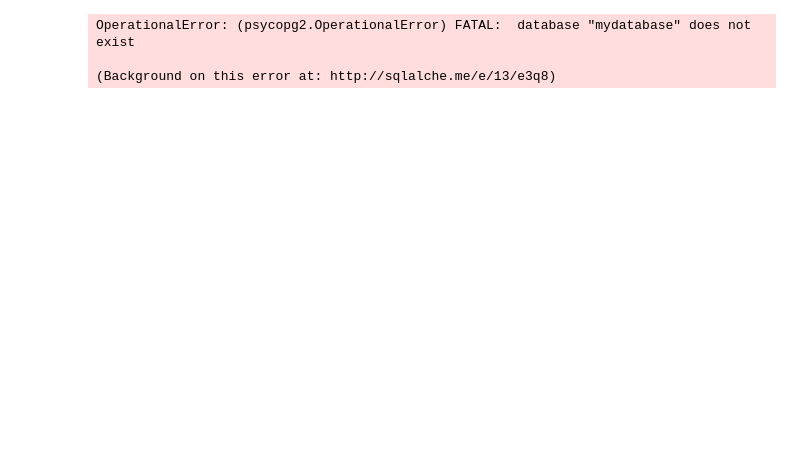
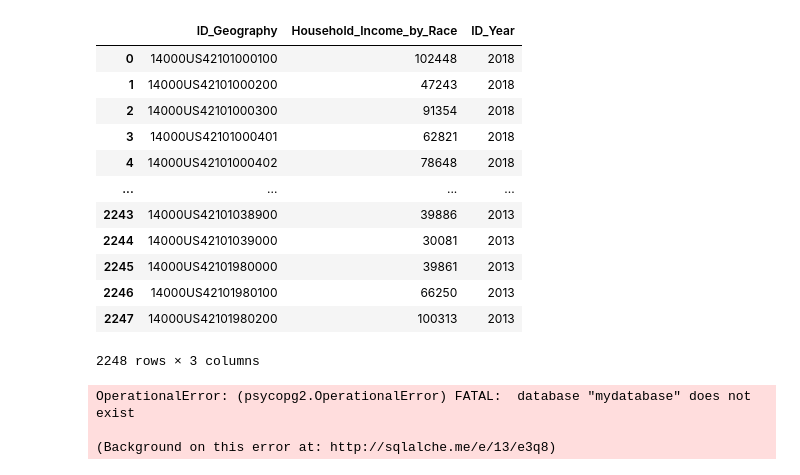
Before and after one commit to caitbeatty/project2, a Jupyter notebook: API datasources/Household_Income.ipynb, the cells around one changed output. Cells and saved outputs as stored; diff of their text form; code cells hidden in the pictures; blank space fills up the shorter version.

```diff
--- a/API datasources/Household_Income.ipynb
+++ b/API datasources/Household_Income.ipynb
@@ -32,0 +14,9 @@ df_list
+# %%
+# Save config information
+url = "https://datausa.io/api/data?Geography=16000US4260000:tracts&measure=Household%20Income%20by%20Race,Household%20Income%20by%20Race%20Moe&Race=0"
+# units = "imperial"
+
+
+# Build query URL
+household = f"{url}"
+household
@@ -32,0 +25,3 @@ df_list
+# %%
+response = requests.get(household).json()
+response
@@ -32,0 +46,3 @@ df_list
+# %%
+household_data = response['data']
+household_data
@@ -32,0 +67,32 @@ df_list
+# %%
+# Set empty lists to hold data needed
+
+ID_Geography = []
+Household_Income_by_Race = []
+ID_Year = []
+
+
+# Loop through each salary info
+for info in household_data:
+    ID_Geography.append(info['ID Geography'])
+    Household_Income_by_Race.append(info['Household Income by Race'])
+    ID_Year.append(info['ID Year'])
+# %%
+#create table to put see data
+household_summary = {"ID_Geography":ID_Geography, "Household_Income_by_Race": Household_Income_by_Race, "ID_Year": ID_Year}
+household_summary_df = pd.DataFrame(household_summary)
+household_summary_df
+# %% [output]
+|  | ID_Geography | Household_Income_by_Race | ID_Year |
+| 0 | 14000US42101000100 | 102448 | 2018 |
+| 1 | 14000US42101000200 | 47243 | 2018 |
+| 2 | 14000US42101000300 | 91354 | 2018 |
+| 3 | 14000US42101000401 | 62821 | 2018 |
+| 4 | 14000US42101000402 | 78648 | 2018 |
+| ... | ... | ... | ... |
+| 2243 | 14000US42101038900 | 39886 | 2013 |
+| 2244 | 14000US42101039000 | 30081 | 2013 |
+| 2245 | 14000US42101980000 | 39861 | 2013 |
+| 2246 | 14000US42101980100 | 66250 | 2013 |
+| 2247 | 14000US42101980200 | 100313 | 2013 |
+2248 rows × 3 columns
```
Also changed, not shown: parts of 13 cells of this notebook, 5 other files.
